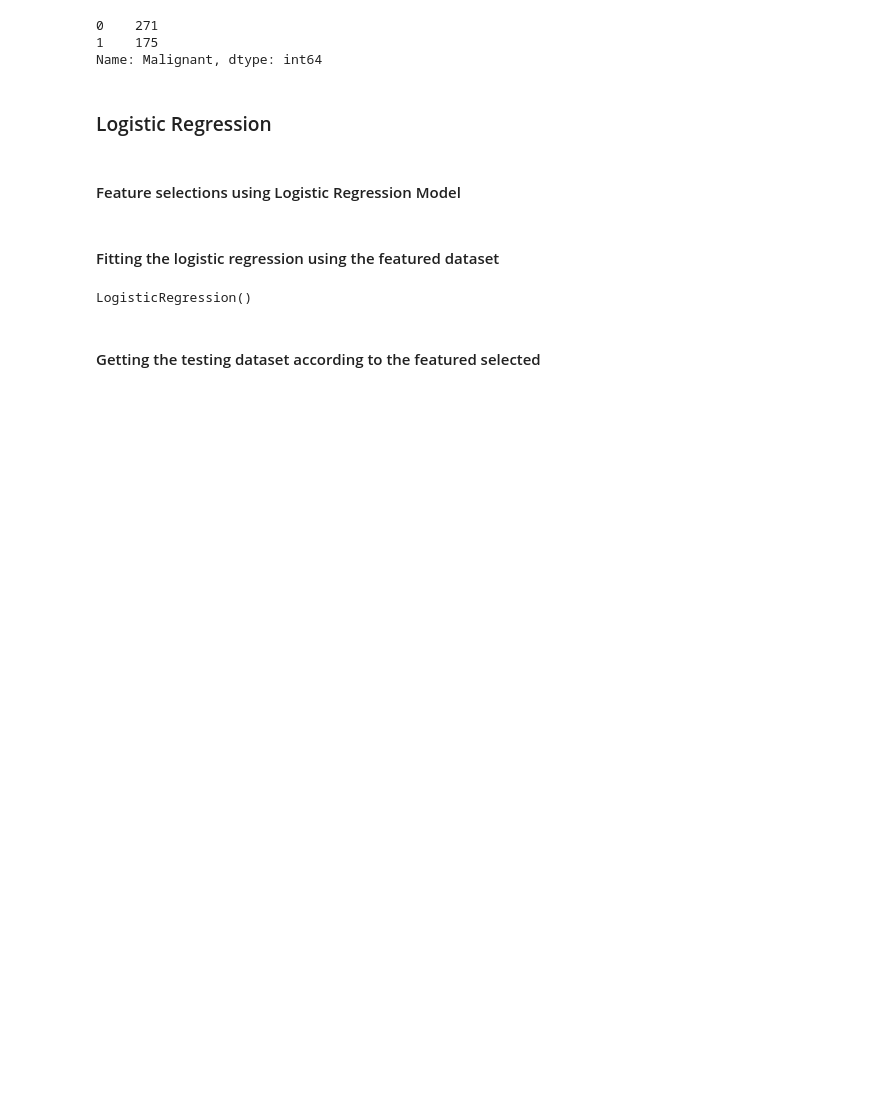
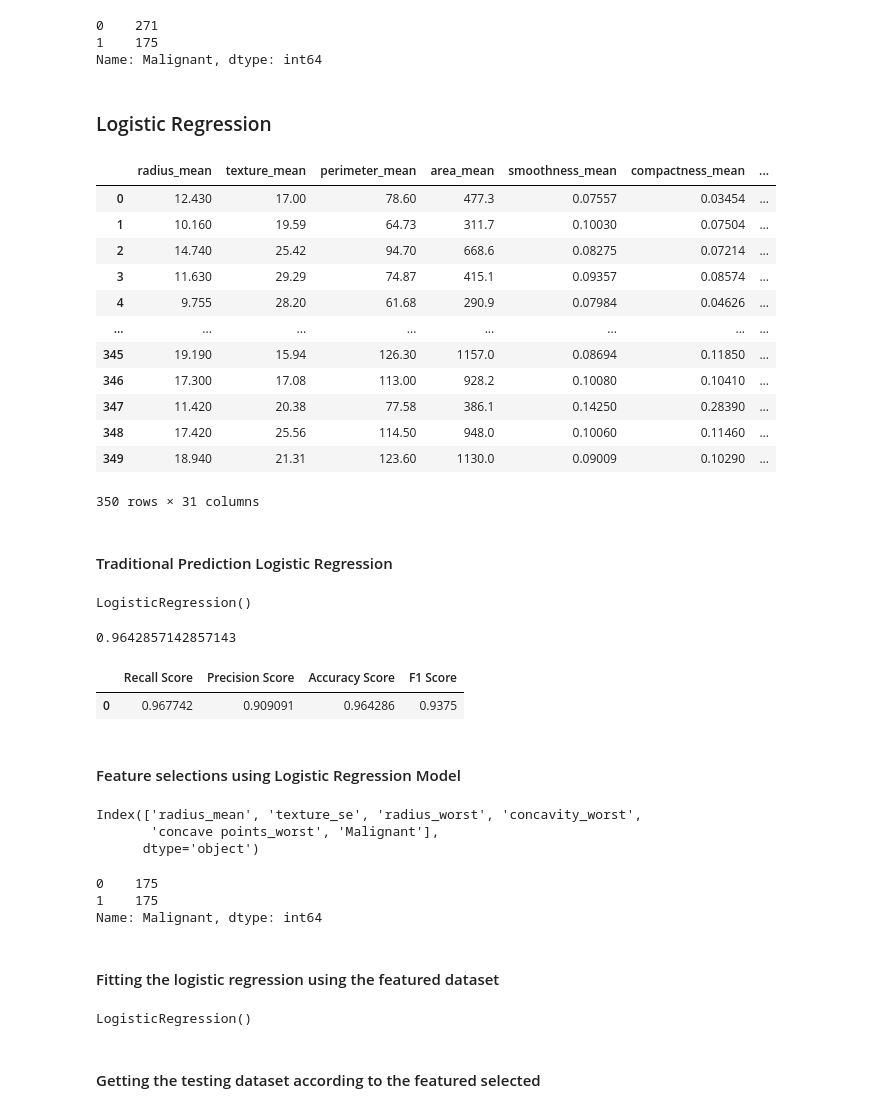
Before and after one commit to BaahRichmondWoode/Breast-Cancer-, a Jupyter notebook: BREAST CANCER/Breast Cancer Analysis.ipynb, the cells around one changed output. Drawn from its saved outputs; the diff is of its cells as text; code cells hidden in the pictures; blank space fills up the shorter version.

```diff
--- a/BREAST CANCER/Breast Cancer Analysis.ipynb
+++ b/BREAST CANCER/Breast Cancer Analysis.ipynb
@@ -74,6 +101,43 @@ Trained_dataset = pd.concat([_0,_1]).reset_index(drop=True)
 DataColumns = Trained_dataset.drop('Malignant',axis=1).columns
 # %% [markdown]
 ### Logistic Regression
+# %%
+Trained_dataset
+# %% [output]
+|  | radius_mean | texture_mean | perimeter_mean | area_mean | smoothness_mean | compactness_mean | ... |
+| 0 | 12.430 | 17.00 | 78.60 | 477.3 | 0.07557 | 0.03454 | ... |
+| 1 | 10.160 | 19.59 | 64.73 | 311.7 | 0.10030 | 0.07504 | ... |
+| 2 | 14.740 | 25.42 | 94.70 | 668.6 | 0.08275 | 0.07214 | ... |
+| 3 | 11.630 | 29.29 | 74.87 | 415.1 | 0.09357 | 0.08574 | ... |
+| 4 | 9.755 | 28.20 | 61.68 | 290.9 | 0.07984 | 0.04626 | ... |
+| ... | ... | ... | ... | ... | ... | ... | ... |
+| 345 | 19.190 | 15.94 | 126.30 | 1157.0 | 0.08694 | 0.11850 | ... |
+| 346 | 17.300 | 17.08 | 113.00 | 928.2 | 0.10080 | 0.10410 | ... |
+| 347 | 11.420 | 20.38 | 77.58 | 386.1 | 0.14250 | 0.28390 | ... |
+| 348 | 17.420 | 25.56 | 114.50 | 948.0 | 0.10060 | 0.11460 | ... |
+| 349 | 18.940 | 21.31 | 123.60 | 1130.0 | 0.09009 | 0.10290 | ... |
+350 rows × 31 columns
+# %% [markdown]
+#### Traditional Prediction Logistic Regression
+# %%
+lrt = LogisticRegression()
+lrt.fit(Trained_dataset.drop('Malignant',axis=1),Trained_dataset.Malignant)
+# %% [output]
+LogisticRegression()
+# %%
+TradPred=lrt.predict(X_test)
+accuracy_score(y_test,TradPred)
+# %% [output]
+0.9642857142857143
+# %%
+metrics = {'Recall Score':[recall_score(y_test,TradPred)],
+'Precision Score':[precision_score(y_test,TradPred)],
+'Accuracy Score':[accuracy_score(y_test,TradPred)],
+'F1 Score':[f1_score(y_test,TradPred)]}
+pd.DataFrame(data = metrics)
+# %% [output]
+|  | Recall Score | Precision Score | Accuracy Score | F1 Score |
+| 0 | 0.967742 | 0.909091 | 0.964286 | 0.9375 |
 # %% [markdown]
 #### Feature selections using Logistic Regression Model
 # %%
@@ -82,6 +146,18 @@ fitted = rfe1.fit(Trained_dataset.drop('Malignant',axis=1),Trained_dataset['Mali
 RanksLogistic = fitted.ranking_
 LogisticRanks=fitted.ranking_
 FTLogistic=pd.concat([Trained_dataset[[DataColumns[i] for i,j in enumerate(RanksLogistic) if j==1]],Trained_dataset['Malignant']],axis=1)
+# %%
+FTLogistic.columns
+# %% [output]
+Index(['radius_mean', 'texture_se', 'radius_worst', 'concavity_worst',
+       'concave points_worst', 'Malignant'],
+      dtype='object')
+# %%
+FTLogistic.Malignant.value_counts()
+# %% [output]
+0    175
+1    175
+Name: Malignant, dtype: int64
 # %% [markdown]
 #### Fitting the logistic regression using the featured dataset
 # %%
```
Also changed, not shown: parts of 21 cells of this notebook, 3 other files.
